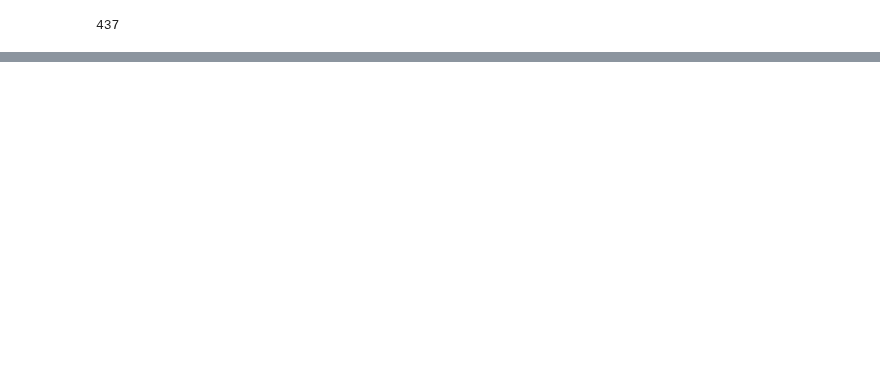
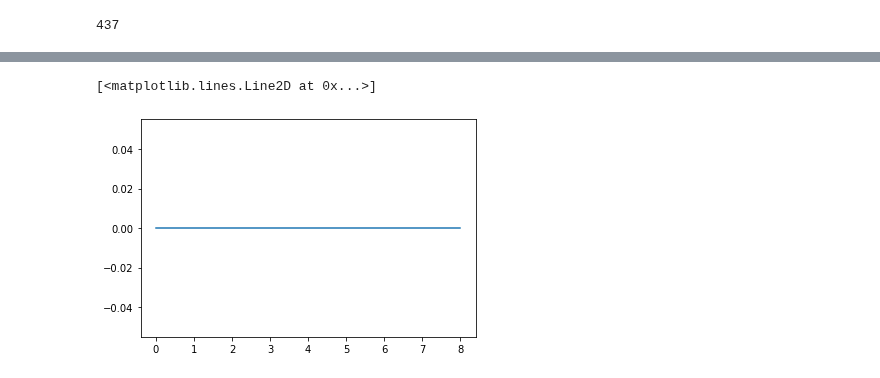
Before and after one commit to jvalansi/notebooks, a Jupyter notebook: doclassifier6.ipynb, the cells around one changed output, grey strips where cells are left out. Saved outputs shown, nothing was run; the diff lists cells and outputs as text; code cells hidden in the pictures; blank space fills up the shorter version.

```diff
--- a/doclassifier6.ipynb
+++ b/doclassifier6.ipynb
@@ -78,0 +86,2 @@ pd.DataFrame(oov_cnt.most_common(), columns=['word','freq']).to_csv('data/oov.cs
+# %%
+data = all_data.split('||')
@@ -78,0 +97,2 @@ pd.DataFrame(oov_cnt.most_common(), columns=['word','freq']).to_csv('data/oov.cs
+# %%
+sentences = split_to_sentences(data)
@@ -133,0 +207,5 @@ with open('data/thoughts/sentences.txt', 'w') as f:
+# %%
+plt.plot([sse[i]-sse[i-1] for i in range(1,len(sse))])
+# %% [output]
+[<matplotlib.lines.Line2D at 0x...>]
+[figure, added]
```
Also changed, not shown: parts of 86 cells of this notebook, 1 other file.
